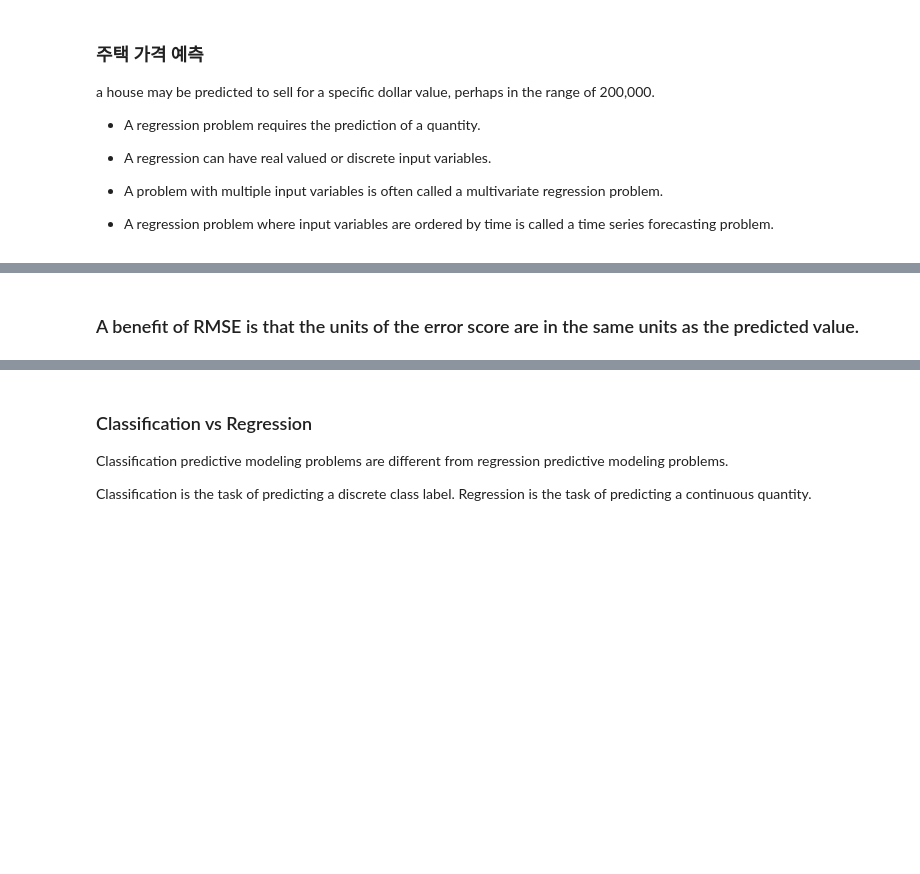
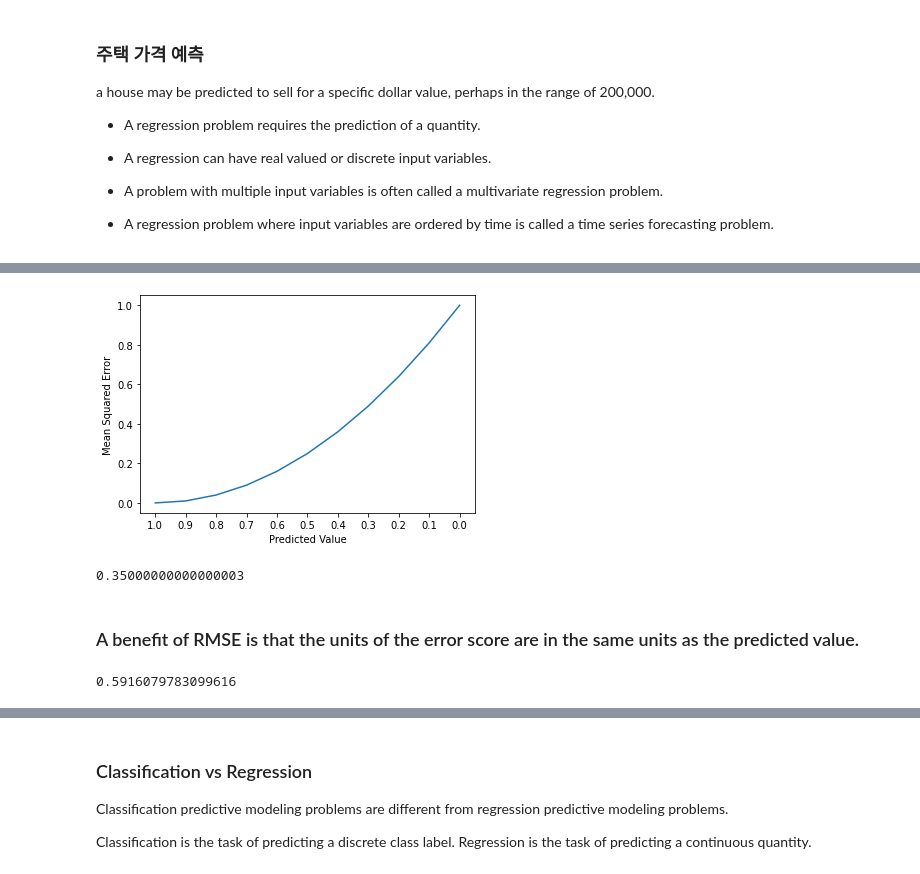
Before and after one commit to JSJeong-me/Machine_Learning, a Jupyter notebook: ML/4_Metrics.ipynb, the cells around one changed output, grey strips where cells are left out. Cells and saved outputs as stored; diff of their text form; code cells hidden in the pictures; blank space fills up the shorter version.

```diff
--- a/ML/4_Metrics.ipynb
+++ b/ML/4_Metrics.ipynb
@@ -28,0 +43,18 @@ RMSE = 0.412
+# %%
+# example of increase in mean squared error
+from matplotlib import pyplot
+from sklearn.metrics import mean_squared_error
+# real value
+expected = [1.0, 1.0, 1.0, 1.0, 1.0, 1.0, 1.0, 1.0, 1.0, 1.0, 1.0]
+# predicted value
+predicted = [1.0, 0.9, 0.8, 0.7, 0.6, 0.5, 0.4, 0.3, 0.2, 0.1, 0.0]
+# calculate errors
+# %%
+errors = list()
+for i in range(len(expected)):
+	# calculate error
+	err = (expected[i] - predicted[i])**2
+	# store error
+	errors.append(err)
+	# report error
+	print('>%.1f, %.1f = %.3f' % (expected[i], predicted[i], err))
@@ -28,0 +73,9 @@ RMSE = 0.412
+# %%
+# plot errors
+pyplot.plot(errors)
+pyplot.xticks(ticks=[i for i in range(len(errors))], labels=predicted)
+pyplot.xlabel('Predicted Value')
+pyplot.ylabel('Mean Squared Error')
+pyplot.show()
+# %% [output]
+[figure, added]
@@ -29,2 +85,27 @@ RMSE = 0.412
+# %%
+from sklearn.metrics import mean_squared_error
+# real value
+expected = [1.0, 1.0, 1.0, 1.0, 1.0, 1.0, 1.0, 1.0, 1.0, 1.0, 1.0]
+# predicted value
+predicted = [1.0, 0.9, 0.8, 0.7, 0.6, 0.5, 0.4, 0.3, 0.2, 0.1, 0.0]
+# calculate errors
+errors = mean_squared_error(expected, predicted)
+# report error
+print(errors)
+# %% [output]
+0.35000000000000003
 # %% [markdown]
 ### A benefit of RMSE is that the units of the error score are in the same units as the predicted value.
+# %%
+# example of calculate the root mean squared error
+from sklearn.metrics import mean_squared_error
+# real value
+expected = [1.0, 1.0, 1.0, 1.0, 1.0, 1.0, 1.0, 1.0, 1.0, 1.0, 1.0]
+# predicted value
+predicted = [1.0, 0.9, 0.8, 0.7, 0.6, 0.5, 0.4, 0.3, 0.2, 0.1, 0.0]
+# calculate errors
+errors = mean_squared_error(expected, predicted, squared=False)
+# report error
+print(errors)
+# %% [output]
+0.5916079783099616
```
Also changed, not shown: parts of 10 cells of this notebook.
